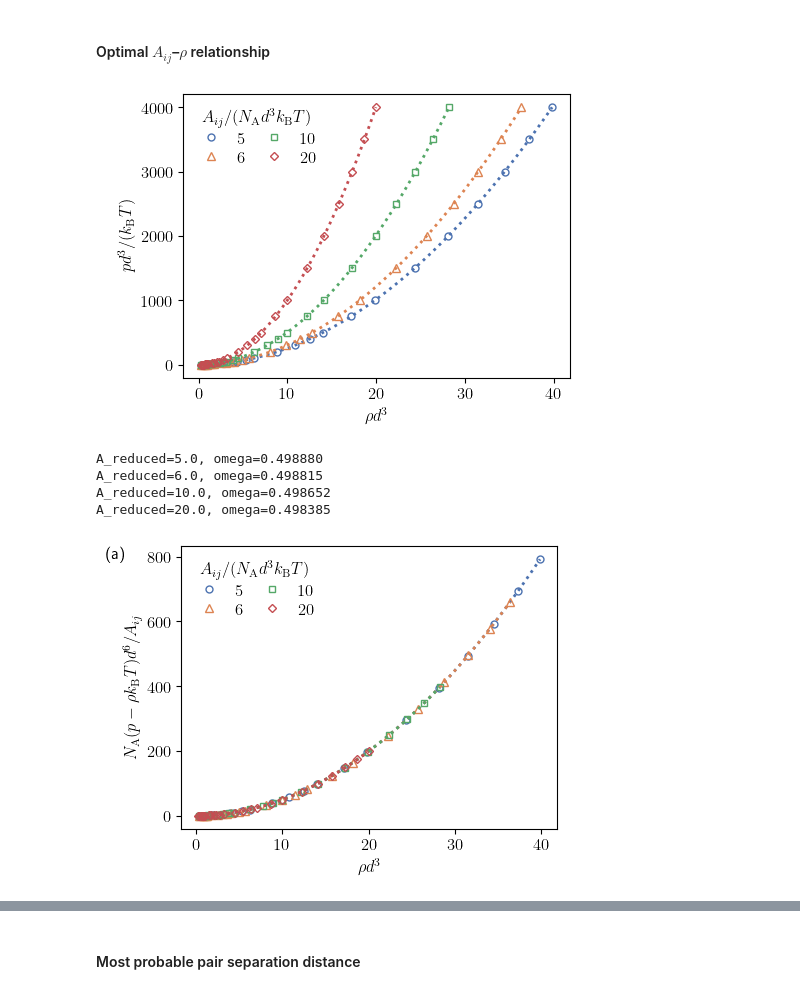
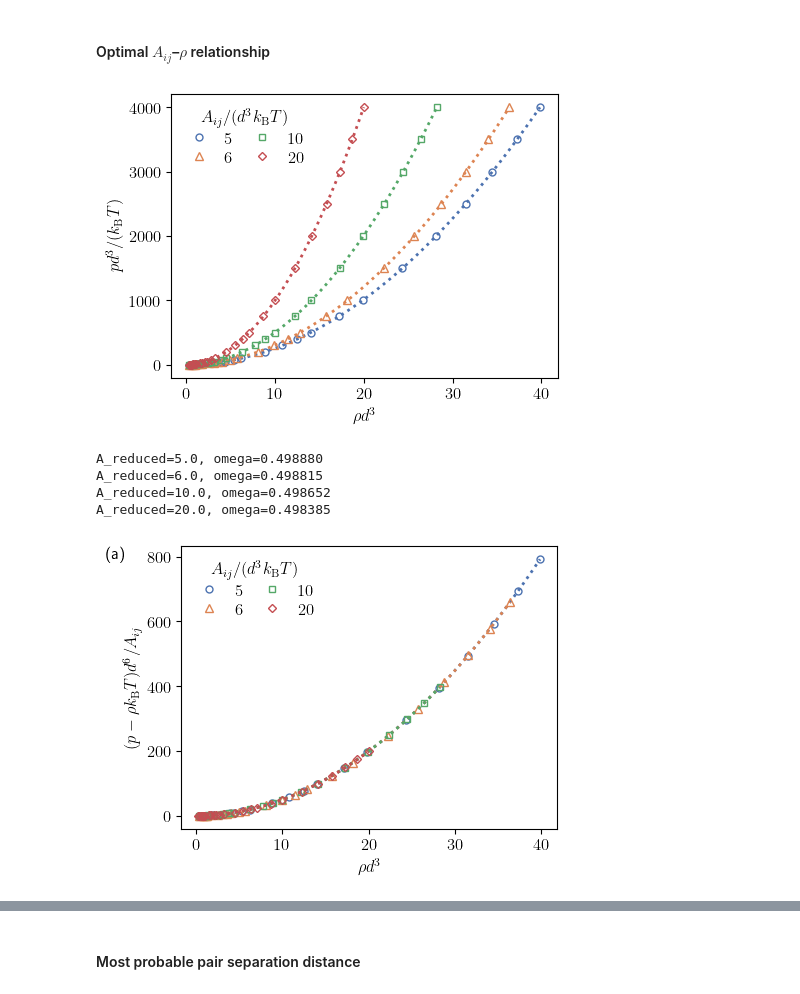
Before and after one commit to bbye98/gcme, a Jupyter notebook: analysis_gcme.ipynb, the cells around one changed output, grey strips where cells are left out. Saved outputs shown, nothing was run; the diff lists cells and outputs as text; code cells hidden in the pictures.

```diff
--- a/analysis_gcme.ipynb
+++ b/analysis_gcme.ipynb
@@ -275,7 +275,7 @@ molar_mass = 18.01528 * ureg.gram / ureg.mole
 diameter = 0.275 * ureg.nanometer
 temperature = 300 * ureg.kelvin
 kappa_inv = 15.9835
-scales = get_lj_scaling_factors({
+scales = get_lj_scale_factors({
     "energy": (ureg.boltzmann_constant * temperature).to(ureg.kilojoule),
     "length": diameter, "mass": molar_mass
 })
@@ -305,26 +305,26 @@ rhos_reduced = (N * scales["length"] ** 3 / volumes).magnitude
 # %%
 coefs_p_rho = np.empty((len(As_reduced), 2), dtype=float)
 rhos_fit_reduced = np.empty((len(As_reduced), 100), dtype=float)
 
 _, ax = plt.subplots()
 for i, (A_reduced, m) in enumerate(zip(As_reduced, markers)):
     ax.plot(rhos_reduced[i], ps_reduced, m, mec=cmap[i], mfc="none", ms=marker_sizes[m],
             label=fr"${A_reduced:.2g}$")
     coefs_p_rho[i] = optimize.curve_fit(lambda x, a, b: poly2(x, a, b, 0),
                                         rhos_reduced[i], ps_reduced)[0]
     rhos_fit_reduced[i] = np.linspace(np.min(rhos_reduced[i]),
                                       np.max(rhos_reduced[i]), 100)
     ps_fit_reduced = poly2(rhos_fit_reduced[i], *coefs_p_rho[i], 0)
     ax.plot(rhos_fit_reduced[i], ps_fit_reduced, ":", color=cmap[i])
-ax.legend(title="$A_{ij}/(N_\mathrm{A}d^3k_\mathrm{B}T)$", ncols=2)
+ax.legend(title="$A_{ij}/(d^3k_\mathrm{B}T)$", ncols=2)
 ax.set_xlabel("$\\rho d^3$")
 ax.set_ylabel("$pd^3/(k_\mathrm{B}T)$")
 ax.text(-0.2, 0.959, " ", transform=ax.transAxes)
 if not os.path.isfile(f"{root}/figures/water_p_vs_rho.eps"):
     plt.savefig(f"{root}/figures/water_p_vs_rho.eps", dpi=dpi)
 plt.show()
 # %% [output]
-[figure, old version]
+[figure, new version]
 # %%
 omegas = np.empty((len(As_reduced), 2), dtype=float)
 ps_excess_fit_reduced = np.empty_like(rhos_fit_reduced)
@@ -339,9 +339,9 @@ for i, (A_reduced, m) in enumerate(zip(As_reduced, markers)):
     print(f"{A_reduced=}, omega={omegas[i, 0]:.6f}")
     ps_excess_fit_reduced[i] = poly2(rhos_fit_reduced[i], omegas[i, 0], 0, 0)
     ax.plot(rhos_fit_reduced[i], ps_excess_fit_reduced[i], ":", color=cmap[i])
-ax.legend(title="$A_{ij}/(N_\mathrm{A}d^3k_\mathrm{B}T)$", ncols=2)
+ax.legend(title="$A_{ij}/(d^3k_\mathrm{B}T)$", ncols=2)
 ax.set_xlabel("$\\rho d^3$")
-ax.set_ylabel("$N_\mathrm{A}(p-\\rho k_\mathrm{B}T)d^6/A_{ij}$")
+ax.set_ylabel("$(p-\\rho k_\mathrm{B}T)d^6/A_{ij}$")
 ax.text(-0.2, 0.959, "(a)", transform=ax.transAxes)
 if not os.path.isfile(f"{root}/figures/water_p_excess_vs_rho.eps"):
     plt.savefig(f"{root}/figures/water_p_excess_vs_rho.eps", dpi=dpi)
@@ -351,7 +351,7 @@ A_reduced=5.0, omega=0.498880
 A_reduced=6.0, omega=0.498815
 A_reduced=10.0, omega=0.498652
 A_reduced=20.0, omega=0.498385
-[figure, old version]
+[figure, new version]
 # %%
 _, ax = plt.subplots()
 xlim = (-2, 42)
```
Also changed, not shown: parts of 11 cells of this notebook, 6 other files.
